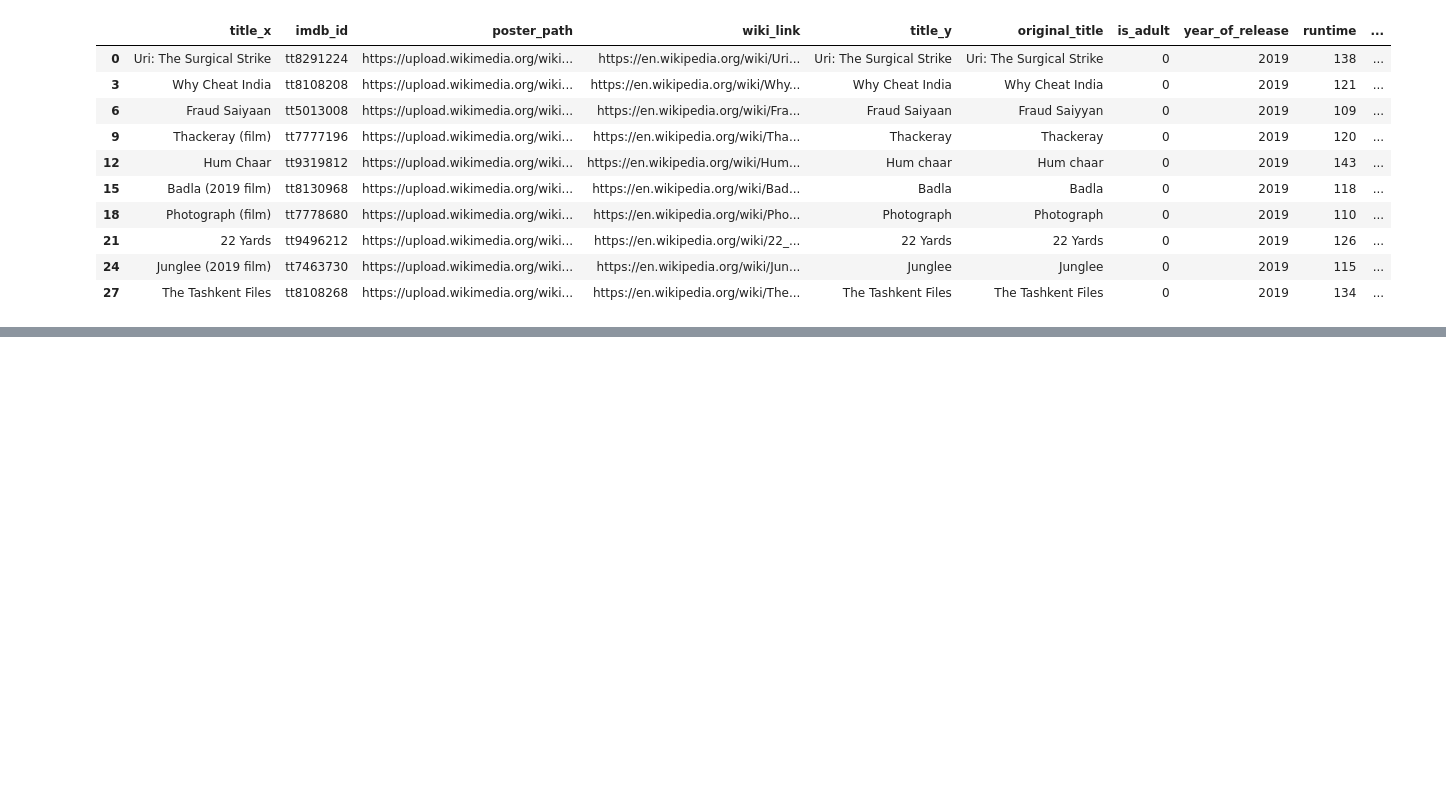
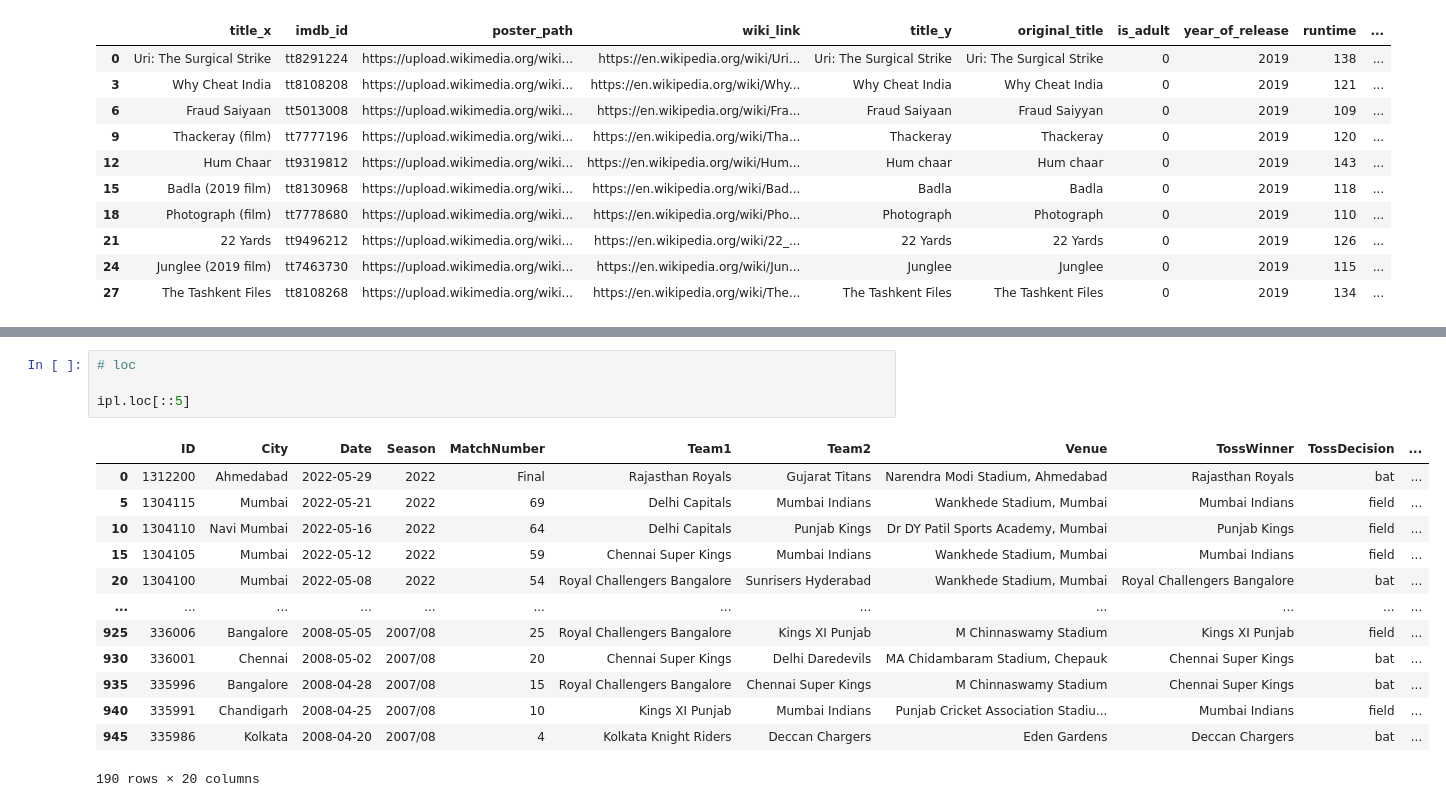
Before and after one commit to Aryan-Kamboj11/Python-Pandas, a Jupyter notebook: Pandas DataFrame.ipynb, the cells around one changed output, grey strips where cells are left out. Cells and saved outputs as stored; diff of their text form; blank space fills up the shorter version.

```diff
--- a/Pandas DataFrame.ipynb
+++ b/Pandas DataFrame.ipynb
@@ -363,0 +373,18 @@ movies.iloc[::3].head(10)
+# %%
+# loc
+
+ipl.loc[::5]
+# %% [output]
+|  | ID | City | Date | Season | MatchNumber | Team1 | Team2 | Venue | TossWinner | TossDecision | ... |
+| 0 | 1312200 | Ahmedabad | 2022-05-29 | 2022 | Final | Rajasthan Royals | Gujarat Titans | Narendra Modi Stadium, Ahmedabad | Rajasthan Royals | bat | ... |
+| 5 | 1304115 | Mumbai | 2022-05-21 | 2022 | 69 | Delhi Capitals | Mumbai Indians | Wankhede Stadium, Mumbai | Mumbai Indians | field | ... |
+| 10 | 1304110 | Navi Mumbai | 2022-05-16 | 2022 | 64 | Delhi Capitals | Punjab Kings | Dr DY Patil Sports Academy, Mumbai | Punjab Kings | field | ... |
+| 15 | 1304105 | Mumbai | 2022-05-12 | 2022 | 59 | Chennai Super Kings | Mumbai Indians | Wankhede Stadium, Mumbai | Mumbai Indians | field | ... |
+| 20 | 1304100 | Mumbai | 2022-05-08 | 2022 | 54 | Royal Challengers Bangalore | Sunrisers Hyderabad | Wankhede Stadium, Mumbai | Royal Challengers Bangalore | bat | ... |
+| ... | ... | ... | ... | ... | ... | ... | ... | ... | ... | ... | ... |
+| 925 | 336006 | Bangalore | 2008-05-05 | 2007/08 | 25 | Royal Challengers Bangalore | Kings XI Punjab | M Chinnaswamy Stadium | Kings XI Punjab | field | ... |
+| 930 | 336001 | Chennai | 2008-05-02 | 2007/08 | 20 | Chennai Super Kings | Delhi Daredevils | MA Chidambaram Stadium, Chepauk | Chennai Super Kings | bat | ... |
+| 935 | 335996 | Bangalore | 2008-04-28 | 2007/08 | 15 | Royal Challengers Bangalore | Chennai Super Kings | M Chinnaswamy Stadium | Chennai Super Kings | bat | ... |
+| 940 | 335991 | Chandigarh | 2008-04-25 | 2007/08 | 10 | Kings XI Punjab | Mumbai Indians | Punjab Cricket Association Stadiu... | Mumbai Indians | field | ... |
+| 945 | 335986 | Kolkata | 2008-04-20 | 2007/08 | 4 | Kolkata Knight Riders | Deccan Chargers | Eden Gardens | Deccan Chargers | bat | ... |
+190 rows × 20 columns
```
Also changed, not shown: parts of 4 cells of this notebook.
